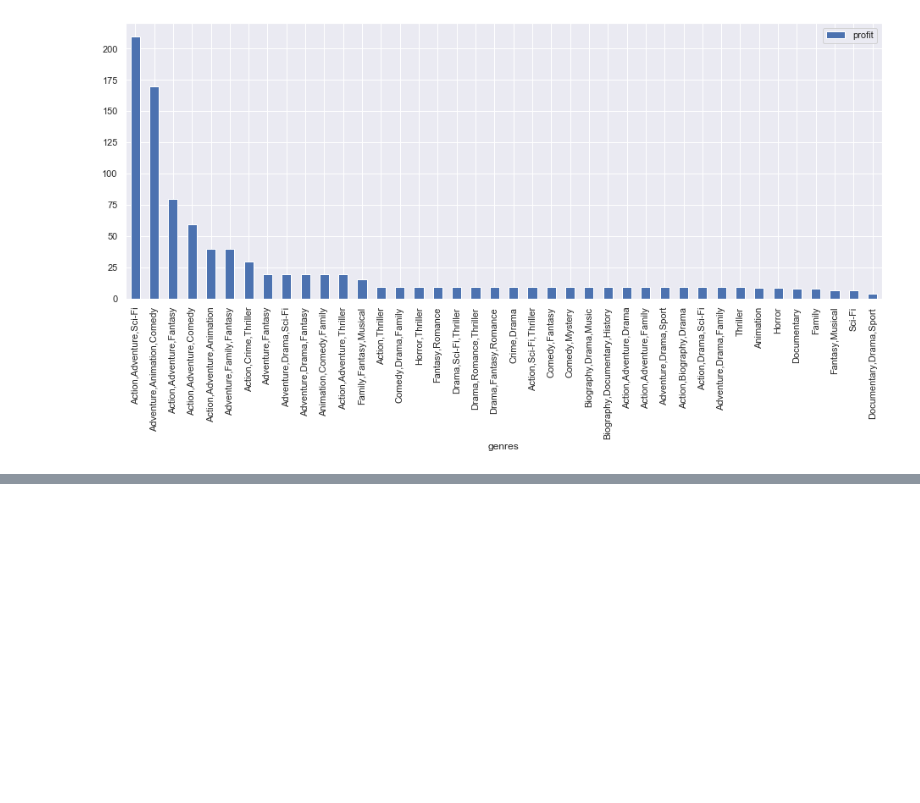
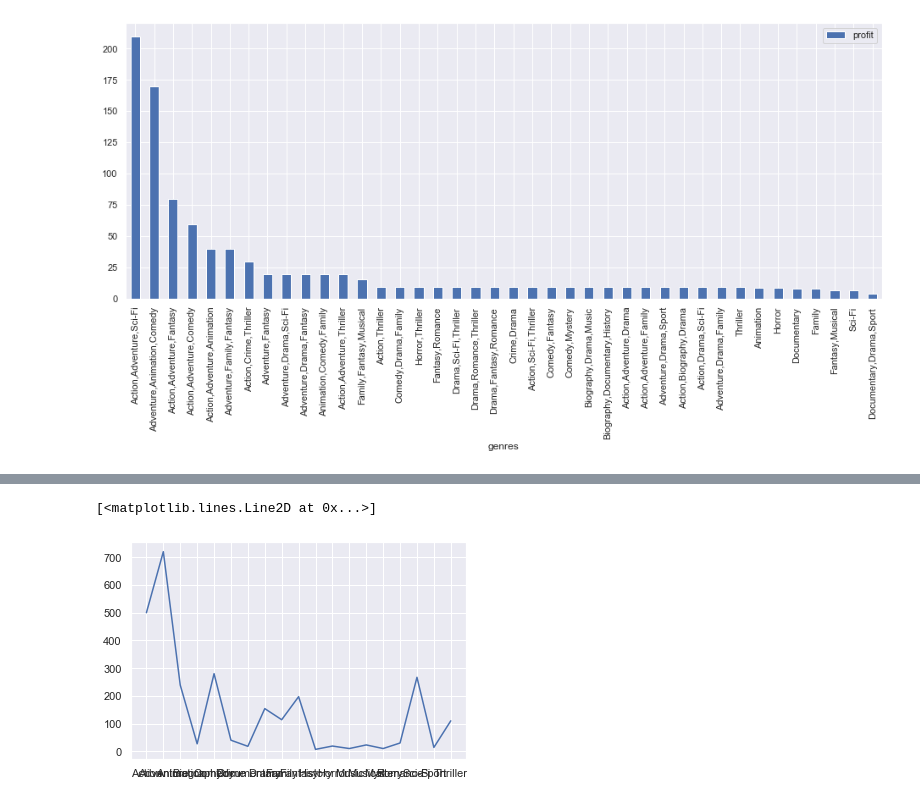
Before and after one commit to MFAP9/module1project, a Jupyter notebook: Project 1.ipynb, the cells around one changed output, grey strips where cells are left out. Cells and saved outputs as stored; diff of their text form; code cells hidden in the pictures; blank space fills up the shorter version.

```diff
--- a/Project 1.ipynb
+++ b/Project 1.ipynb
@@ -655,6 +649,6 @@ Sport         14
 Thriller      80
 dtype: int64
 # %%
-#created dictionary of genres in tn dataset to show frequency of how many times these genres appeared
-tngenresdict = {'Action': 500, 'Adventure': 290 + 430, 'Animation': 29 + 170 + 40, 'Biography': 17 + 10, 'Comedy': 30 + 20 + 230, 'Crime': 10 + 30, 'Documentary': 11 + 7, 'Drama': 30 + 104 + 20, 'Family': 24 + 40 + 50, 'Fantasy': 17 + 40 + 140, 'History': 7, 'Horror': 19, 'Music': 10, 'Musical': 7 + 16, 'Mystery': 10, 'Romance': 20 + 10, 'Sci-Fi': 7 + 20 + 240, 'Sport': 14, 'Thriller': 10 + 20 + 80}
-tngenresdict
+#created lists of genres and number of genre appearances from tn dataset to show frequency of how many times these genres appeared
+tngenreslist = ['Action', 'Adventure', 'Animation', 'Biography', 'Comedy', 'Crime', 'Documentary', 'Drama', 'Family', 'Fantasy', 'History', 'Horror', 'Music', 'Musical', 'Mystery', 'Romance', 'Sci-Fi', 'Sport', 'Thriller']
+tngenresappslist = [500, 290 + 430, 29 + 170 + 40, 17 + 10, 30 + 20 + 230, 10 + 30, 11 + 7, 30 + 104 + 20, 24 + 40 + 50, 17 + 40 + 140, 7, 19, 10, 7 + 16, 10, 20 + 10, 7 + 20 + 240, 14, 10 + 20 + 80]
@@ -696,0 +679,6 @@ tnfinal.groupby('genres').count().sort_values(by='profit', ascending=False).plot
+# %%
+#Plot of Genres
+plt.plot(tngenreslist, tngenresappslist)
+# %% [output]
+[<matplotlib.lines.Line2D at 0x...>]
+[figure, added]
```
Also changed, not shown: parts of 9 cells of this notebook, 1 other file.
